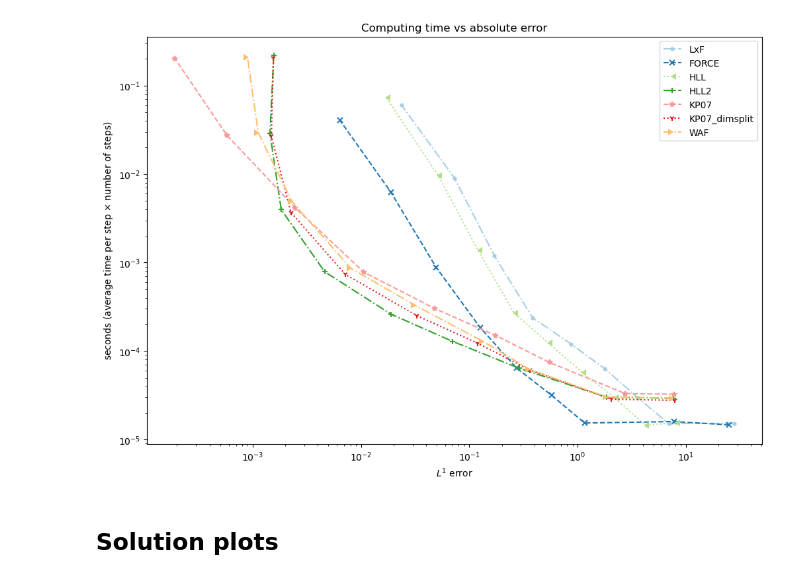
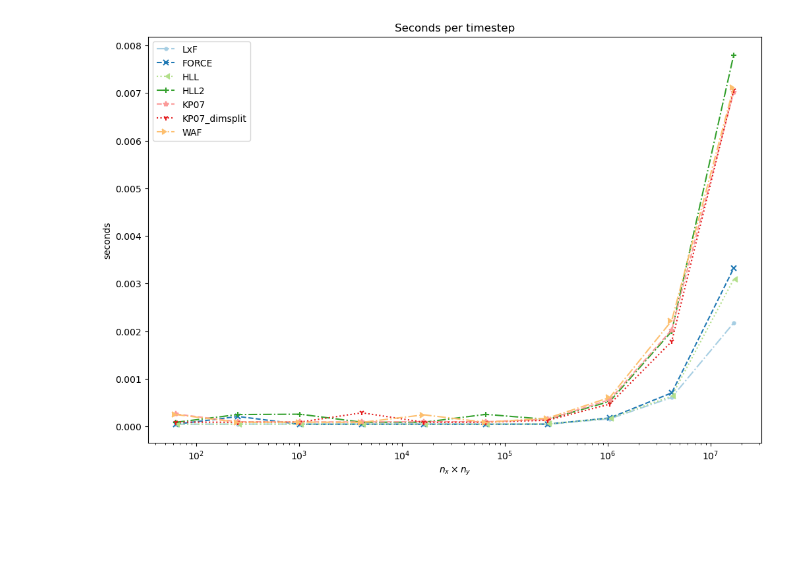
Before and after one commit to aadi-bh/FiniteVolumeGPU, a Jupyter notebook: plotter_simulator.ipynb, the cells around one changed output. Drawn from its saved outputs; the diff is of its cells as text; code cells hidden in the pictures; blank space fills up the shorter version.

```diff
--- a/plotter_simulator.ipynb
+++ b/plotter_simulator.ipynb
@@ -225,21 +167,15 @@ miscPlotting.save_figure(fig, "longtime_spent", ic)
 # %%
-dxs = np.sqrt(ds_x * ds_y)
-
 import miscPlotting
 import importlib
 importlib.reload(miscPlotting)
 fig = plt.figure()
-scaling = np.max(sim_errors[:,0]) * 1.5 * dxs[0]
-plt.plot(dxs, scaling / np.array(dxs), '-', c='lightgray', label='Order 1')
-scaling = np.min(sim_errors[:,0]) * 0.5 * dxs[0] ** 2
-plt.plot(dxs, scaling / np.power(dxs, 2), '-', c='gray', label='Order 2')
 
 miscPlotting.setBwStyles(fig.gca())
 for i, simulator in enumerate(simulators):
-    plt.loglog(dxs, sim_errors[i,:], label = simulator.__name__)
-    plt.xlabel("$n_x$")
-    plt.ylabel("L1 error")
+    plt.loglog(ds_x[i] * ds_y[i], megacells_per_sec[i], label = simulator.__name__)
+    plt.xlabel("$n_x * n_y$")
+    plt.ylabel("megacells per sec")
 plt.legend()
-plt.title("Convergence")
-miscPlotting.save_figure(fig, "convergence_rate_all", ic)
+plt.title("Megacells per second")
+miscPlotting.save_figure(fig, "megacells per second", ic)
 # %% [output]
@@ -248,0 +183,14 @@ miscPlotting.save_figure(fig, "convergence_rate_all", ic)
+# %%
+import miscPlotting
+import importlib
+importlib.reload(miscPlotting)
+fig = plt.figure()
+
+miscPlotting.setBwStyles(fig.gca())
+for i, simulator in enumerate(simulators):
+    plt.loglog(ds_x[i] * ds_y[i], sim_nt[i], label = simulator.__name__)
+    plt.xlabel("$n_x * n_y$")
+    plt.ylabel("Number of timesteps")
+plt.legend()
+plt.title("Number of timesteps")
+miscPlotting.save_figure(fig, "number_of_timesteps", ic)
@@ -249,20 +199,16 @@ miscPlotting.save_figure(fig, "convergence_rate_all", ic)
 # %%
-# Plot the timing and error data
 import miscPlotting
 import importlib
 importlib.reload(miscPlotting)
 fig = plt.figure()
+
 miscPlotting.setBwStyles(fig.gca())
-plt.title("Computing time vs absolute error")
-
 for i, simulator in enumerate(simulators):
-    plt.loglog(sim_errors[i,:-1], secs_per_timestep[i,:-1] * sim_nt[i,:-1], label = simulator.__name__)
-    plt.xlabel("$L^1$ error")
-    plt.ylabel("seconds (average time per step $\\times$ number of steps)")
-
+    plt.semilogx(ds_x[i] * ds_y[i], secs_per_timestep[i], label = simulator.__name__)
+    plt.xlabel("$n_x \\times n_y$")
+    plt.ylabel("seconds")
 plt.legend()
-miscPlotting.save_figure(fig, "time_to_solution", ic)
+plt.title("Seconds per timestep")
+miscPlotting.save_figure(fig, "seconds_per_timestep", ic)
 # %% [output]
-[figure, old version]
+[figure, new version]
-# %% [markdown]
-## Solution plots
```
Also changed, not shown: parts of 33 cells of this notebook, 3 other files.
